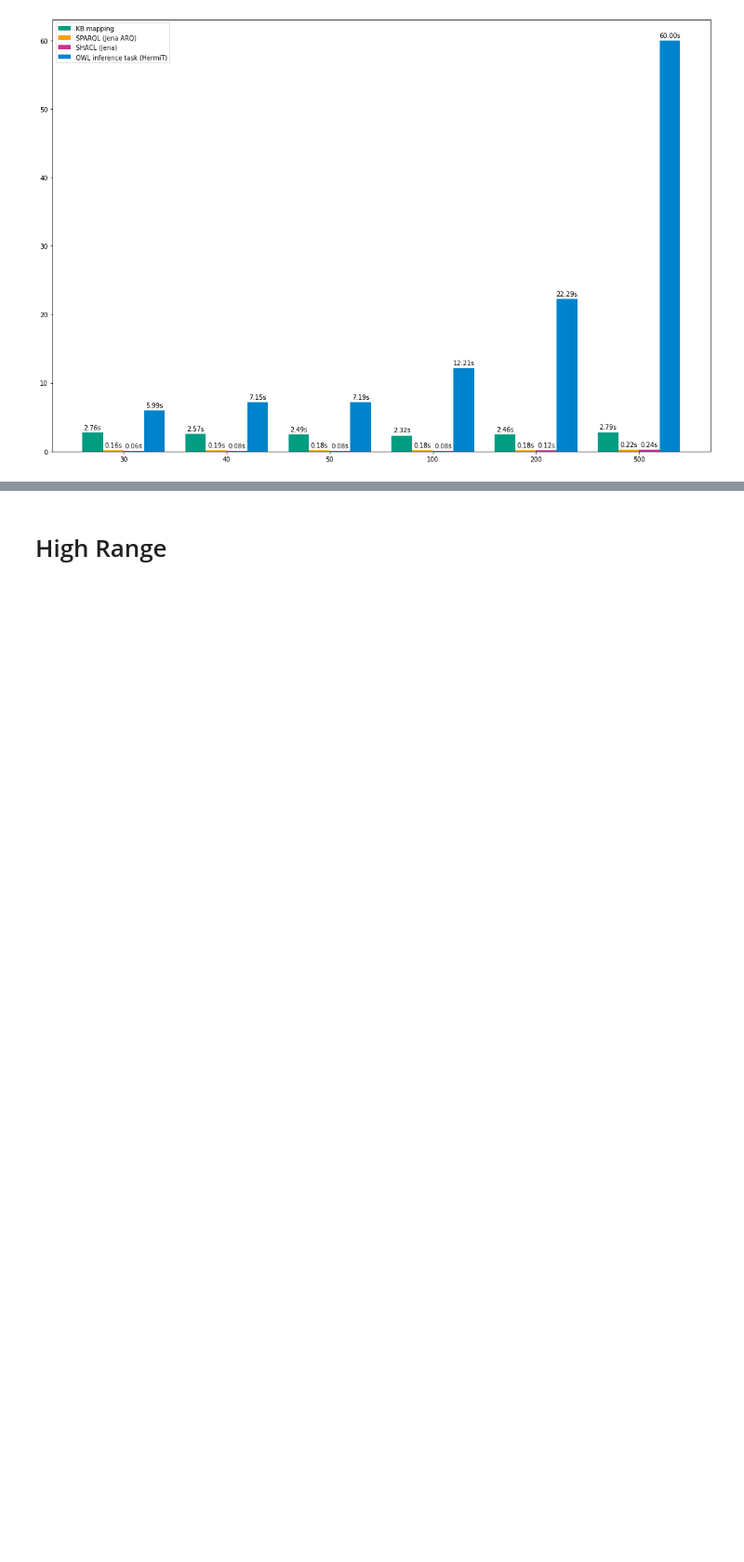
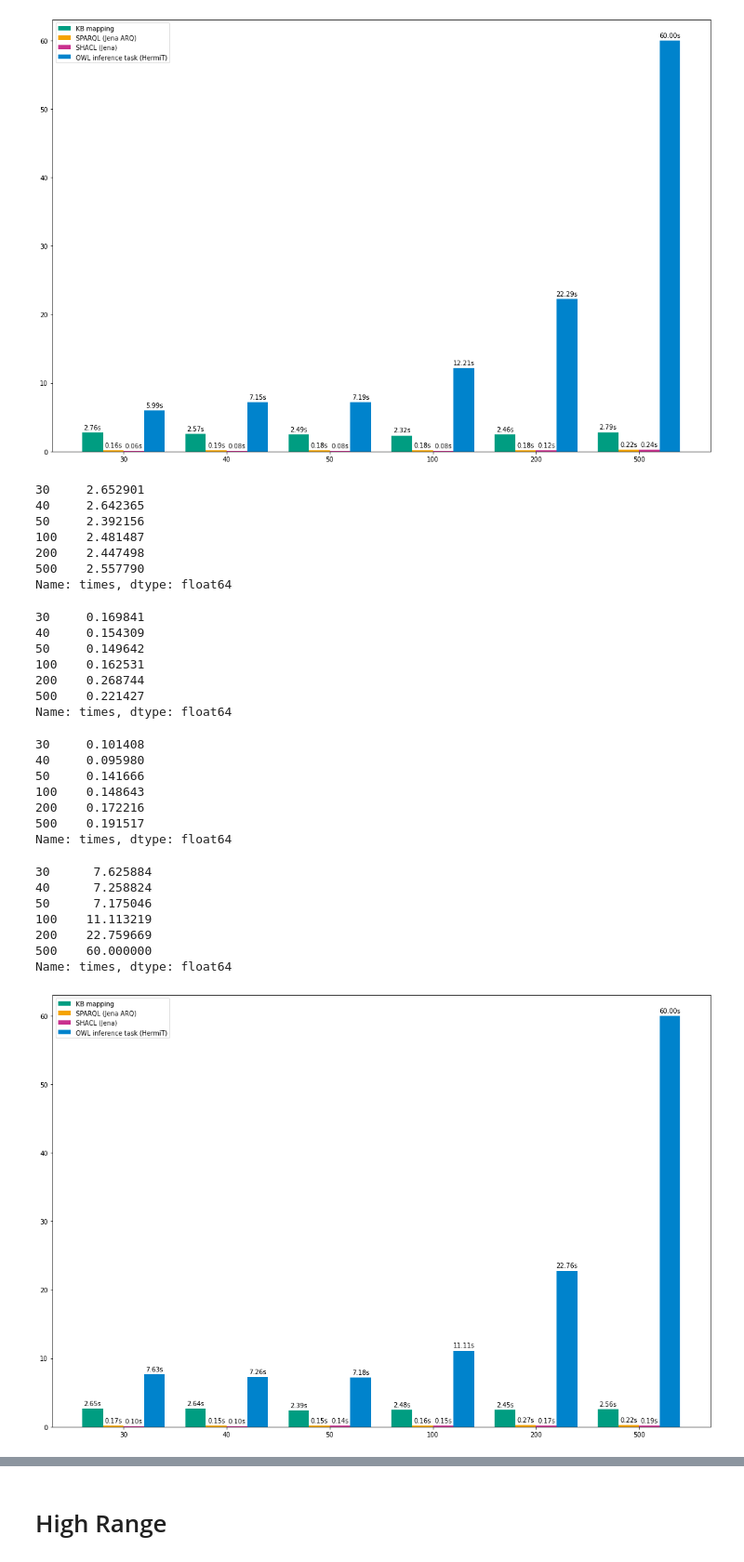
Before and after one commit to ahbnr/SemanticJavaDebugger, a Jupyter notebook: casestudies/performance/notebooks/Performance-DoublyLinked.ipynb, the cells around one changed output, grey strips where cells are left out. Shown at 93% size. Saved outputs shown, nothing was run; the diff lists cells and outputs as text; code cells hidden in the pictures; blank space fills up the shorter version.

```diff
--- a/casestudies/performance/notebooks/Performance-DoublyLinked.ipynb
+++ b/casestudies/performance/notebooks/Performance-DoublyLinked.ipynb
@@ -18,23 +18,31 @@ with pd.HDFStore('../DoublyLinkedHighStore.h5') as store:
 
 
 humanTaskNames = {
-    "instancesInf": "OWL inference task (HermiT)",
-    "instancesSparql": "SPARQL (Jena ARQ)",
+    "infer": "OWL inference task (HermiT)",
+    "sparql": "SPARQL (Jena ARQ)",
     "buildkb": "KB mapping",
     "shacl": "SHACL (Jena)"
 }
 
 taskColors = {
-    "instancesInf": "#0083CC",
-    "instancesSparql": "#F5A300",
+    "infer": "#0083CC",
+    "sparql": "#F5A300",
     "buildkb": "#009D81",
     "shacl": "#C9308E"
 }
 
+taskOrder = {
+    "buildkb": 0,
+    "sparql": 1,
+    "shacl": 2,
+    "infer": 3,
+}
 
-def plotTaskTimeComparison(store, ymax: Optional[float]):
-    tasks = store['times'].iloc[0].keys()
+
+def plotTaskComparison(store, metric, frameTransform, labelMaker, ymax: Optional[float]):
+    tasks = store[metric].iloc[0].keys()
     tasks = [task for task in tasks if task in humanTaskNames]
+    tasks.sort(key=lambda x: taskOrder.get(x, max(taskOrder.values()) + 1))
     labels = store.index
 
     x = np.arange(len(labels))  # the label locations
@@ -44,9 +52,9 @@ def plotTaskTimeComparison(store, ymax: Optional[float]):
 
     idx = 0
     for task in tasks:
-      frame = store['times'].transform(lambda x: x[task]).astype('timedelta64[ns]').transform(lambda x: x / timedelta(seconds=1))
+      frame = frameTransform(store[metric].transform(lambda x: x[task]))
       subfig = ax.bar((x + (idx * width/len(tasks))) - width/2+width/len(tasks)/2, frame, width=width/len(tasks), label=task, color=taskColors[task])
-      ax.bar_label(subfig, labels=["{:.2f}s".format(f) for f in frame], padding=3)
+      ax.bar_label(subfig, labels=labelMaker(frame), padding=3)
       #fig.set_yscale('symlog')
       idx = idx + 1
 
@@ -59,6 +67,24 @@ def plotTaskTimeComparison(store, ymax: Optional[float]):
 
     fig.tight_layout()
     plt.show()
+
+def plotTaskTimeComparison(store, ymax):
+    return plotTaskComparison(
+        store,
+        'times',
+        lambda frame: frame.astype('timedelta64[ns]').transform(lambda x: x / timedelta(seconds=1)),
+        lambda frame: ["{:.2f}s".format(f) for f in frame],
+        ymax
+    )
+
+def plotTaskMemoryComparison(store, ymax):
+    return plotTaskComparison(
+        store,
+        'memory',
+        lambda frame: frame.transform(lambda x: x / (1024 * 1024)),
+        lambda frame: ["{:.2f}MiB".format(v) for v in frame],
+        ymax
+    )
 # %% [markdown]
 # Low Range
 # %%
@@ -93,3 +119,36 @@ Name: times, dtype: float64
 500    60.000000
 Name: times, dtype: float64
 [figure]
+# %%
+plotTaskTimeComparison(lowStore, ymax=None)
+# warmup makes a large difference, compare this and below
+# %% [output]
+30     2.652901
+40     2.642365
+50     2.392156
+100    2.481487
+200    2.447498
+500    2.557790
+Name: times, dtype: float64
+30     0.169841
+40     0.154309
+50     0.149642
+100    0.162531
+200    0.268744
+500    0.221427
+Name: times, dtype: float64
+30     0.101408
+40     0.095980
+50     0.141666
+100    0.148643
+200    0.172216
+500    0.191517
+Name: times, dtype: float64
+30      7.625884
+40      7.258824
+50      7.175046
+100    11.113219
+200    22.759669
+500    60.000000
+Name: times, dtype: float64
+[figure, added]
```
Also changed, not shown: parts of 2 cells of this notebook, 10 other files.
